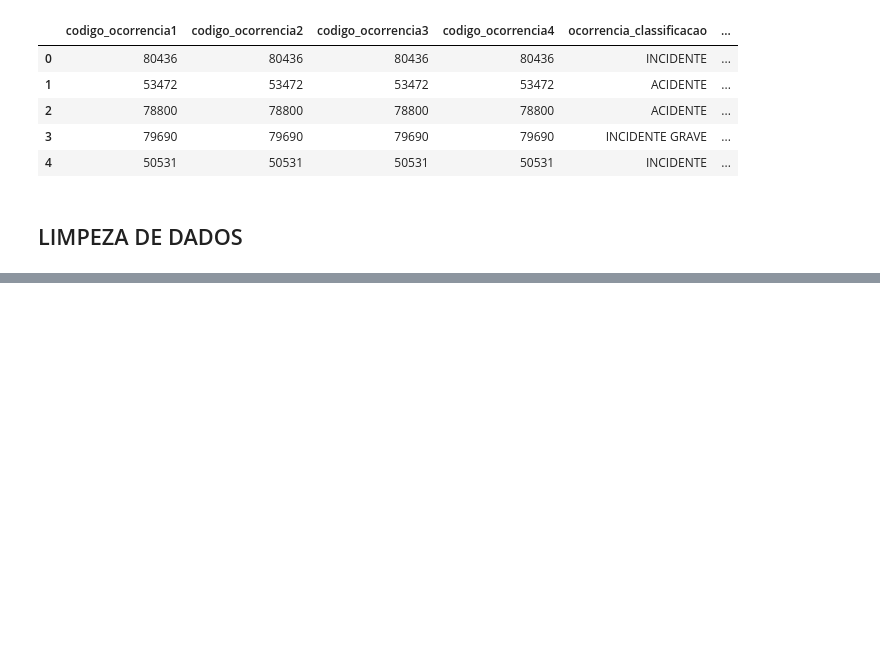
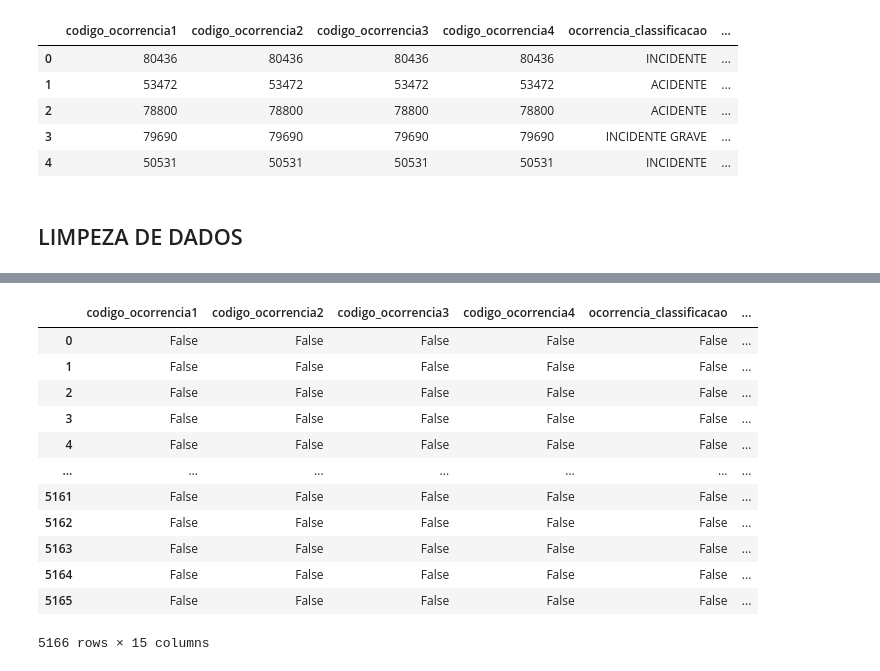
Before and after one commit to feuvpi/data-science, a Jupyter notebook: Ocorrencias_Aereas/dados_limpeza.ipynb, the cells around one changed output, grey strips where cells are left out. Cells and saved outputs as stored; diff of their text form; code cells hidden in the pictures; blank space fills up the shorter version.

```diff
--- a/Ocorrencias_Aereas/dados_limpeza.ipynb
+++ b/Ocorrencias_Aereas/dados_limpeza.ipynb
@@ -65,0 +66,4 @@ df.head()
+# %%
+## substituir valores\
+df.replace(['***', '###!', '####', '****', '*****', 'NULL'], pd.NA, inplace=True)
+df.head()
@@ -65,0 +77,17 @@ df.head()
+# %%
+#verificar se a celula tem valor disponivel ou não
+df.isna()
+# %% [output]
+|  | codigo_ocorrencia1 | codigo_ocorrencia2 | codigo_ocorrencia3 | codigo_ocorrencia4 | ocorrencia_classificacao | ... |
+| 0 | False | False | False | False | False | ... |
+| 1 | False | False | False | False | False | ... |
+| 2 | False | False | False | False | False | ... |
+| 3 | False | False | False | False | False | ... |
+| 4 | False | False | False | False | False | ... |
+| ... | ... | ... | ... | ... | ... | ... |
+| 5161 | False | False | False | False | False | ... |
+| 5162 | False | False | False | False | False | ... |
+| 5163 | False | False | False | False | False | ... |
+| 5164 | False | False | False | False | False | ... |
+| 5165 | False | False | False | False | False | ... |
+5166 rows × 15 columns
```
Also changed, not shown: parts of 5 cells of this notebook.
